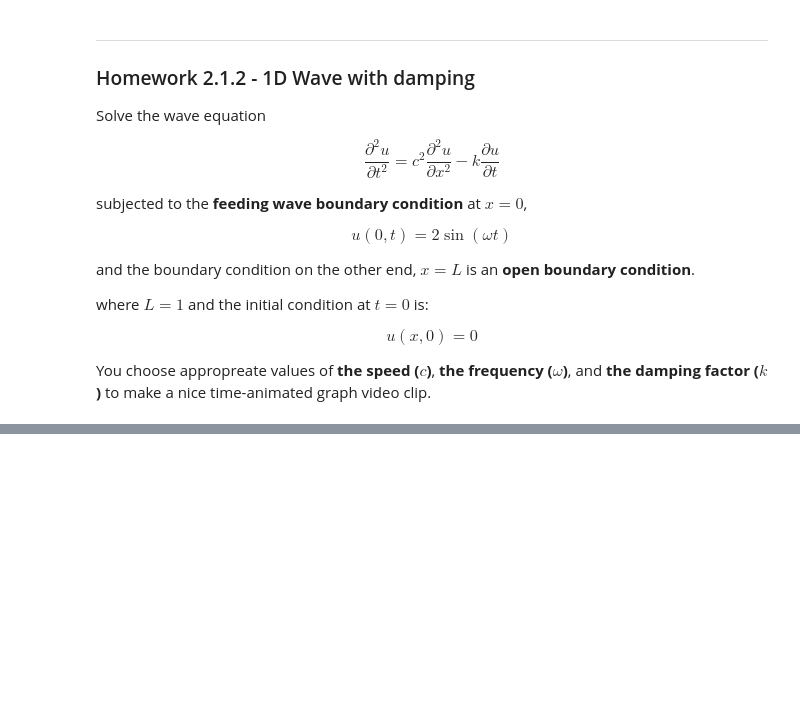
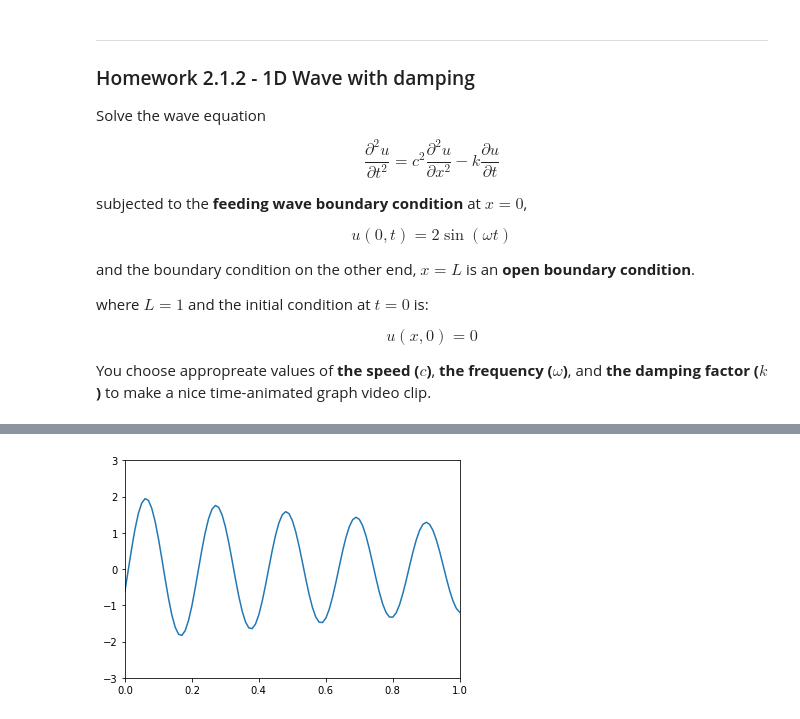
Before and after one commit to nannn16/ssm, a Jupyter notebook: Homework/Homework 2.1.ipynb, the cells around one changed output, grey strips where cells are left out. Cells and saved outputs as stored; diff of their text form; code cells hidden in the pictures; blank space fills up the shorter version.

```diff
--- a/Homework/Homework 2.1.ipynb
+++ b/Homework/Homework 2.1.ipynb
@@ -95,0 +110,55 @@ You choose appropreate values of **the speed ($c$)**, **the frequency ($\omega$)
+# %%
+# Set up an array of ux0
+N = 100
+L = 1
+x = np.linspace(0, L, num=N + 1, endpoint=True)
+Ux0 = 0*x
+
+Uold = Ux0
+# Set up initial condition for the time derivative at t = 0
+dUx0 = np.zeros(101)
+
+dt = 0.01 # Set up time step size
+dh = L / N # Spatial step size
+c = 1
+omega = 0.3
+k = 1
+eps = ((dt*c/dh)**2)
+ks = k*dt/2
+
+# Calculate time step j = 1
+Uxj = np.zeros(101)
+for i in np.linspace(1, 99, 99, dtype=int):
+    Uxj[i] = 0.5*eps*(Ux0[i+1] + Ux0[i-1]) + (1. - eps)*(Ux0[i]) + dt * dUx0[i]
+Uxj[0] = 2*np.sin(omega*1)
+
+UAll = np.array([Uxj])
+fig1 = plt.figure()
+l = plt.plot(x, Uxj)
+axes = plt.gca()
+axes.set_ylim([-3,3])
+axes.set_xlim([0,1])
+
+for j in range(2,201):
+    Unew = np.zeros(101)
+    for i in np.linspace(1, 99, 99, dtype=int):
+        Unew[i] = (eps*(Uxj[i+1] + Uxj[i-1]) + 2.*(1. - eps)*Uxj[i] - (1. - ks)*Uold[i]) / (1. + ks)
+    Unew[0] = 2*np.sin(omega*j)
+    Unew[-1] = Uxj[-1] - c*(Uxj[-1] - Uxj[-2]) # open boundary equation for x = L
+    Uold = Uxj
+    Uxj = Unew
+    UAll = np.vstack([UAll, Unew])
+    #if j > 30:
+    #    plt.plot(x, Unew)
+
+def update_line(num, line):
+    line.set_data(x, UAll[num])
+    return line,
+
+line_ani = animation.FuncAnimation(fig1, update_line, 200, fargs=(l), interval=20, blit=True)
+# line_ani.save('wave-in-string.mp4', fps=30, extra_args=['-vcodec', 'libx264'])
+writergif = animation.PillowWriter(fps=30)
+line_ani.save('wave-in-string-with-damping.gif',writer=writergif)
+plt.show()
+# %% [output]
+[figure, added]
```
Also changed, not shown: parts of 3 cells of this notebook, 3 other files.
